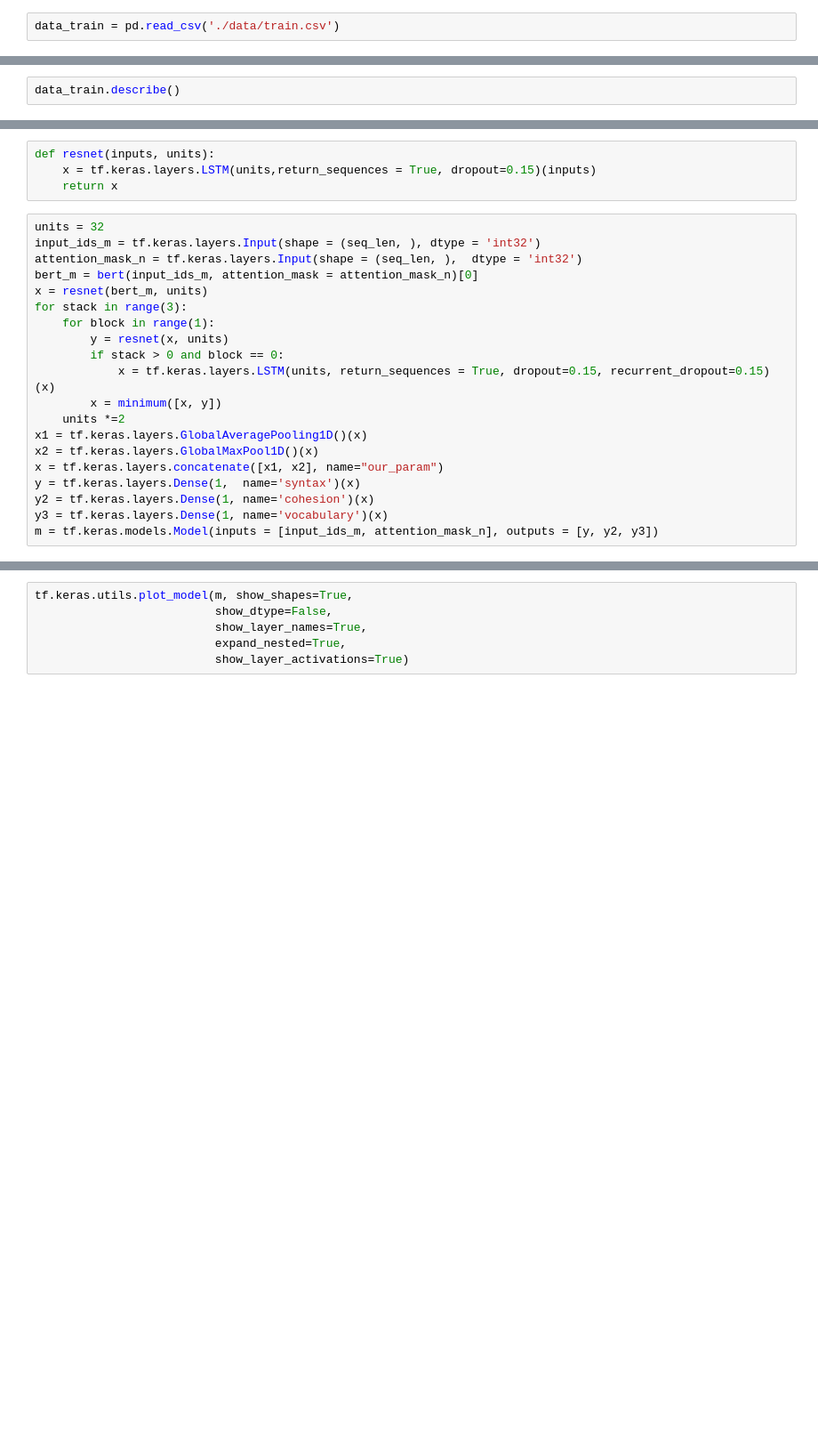
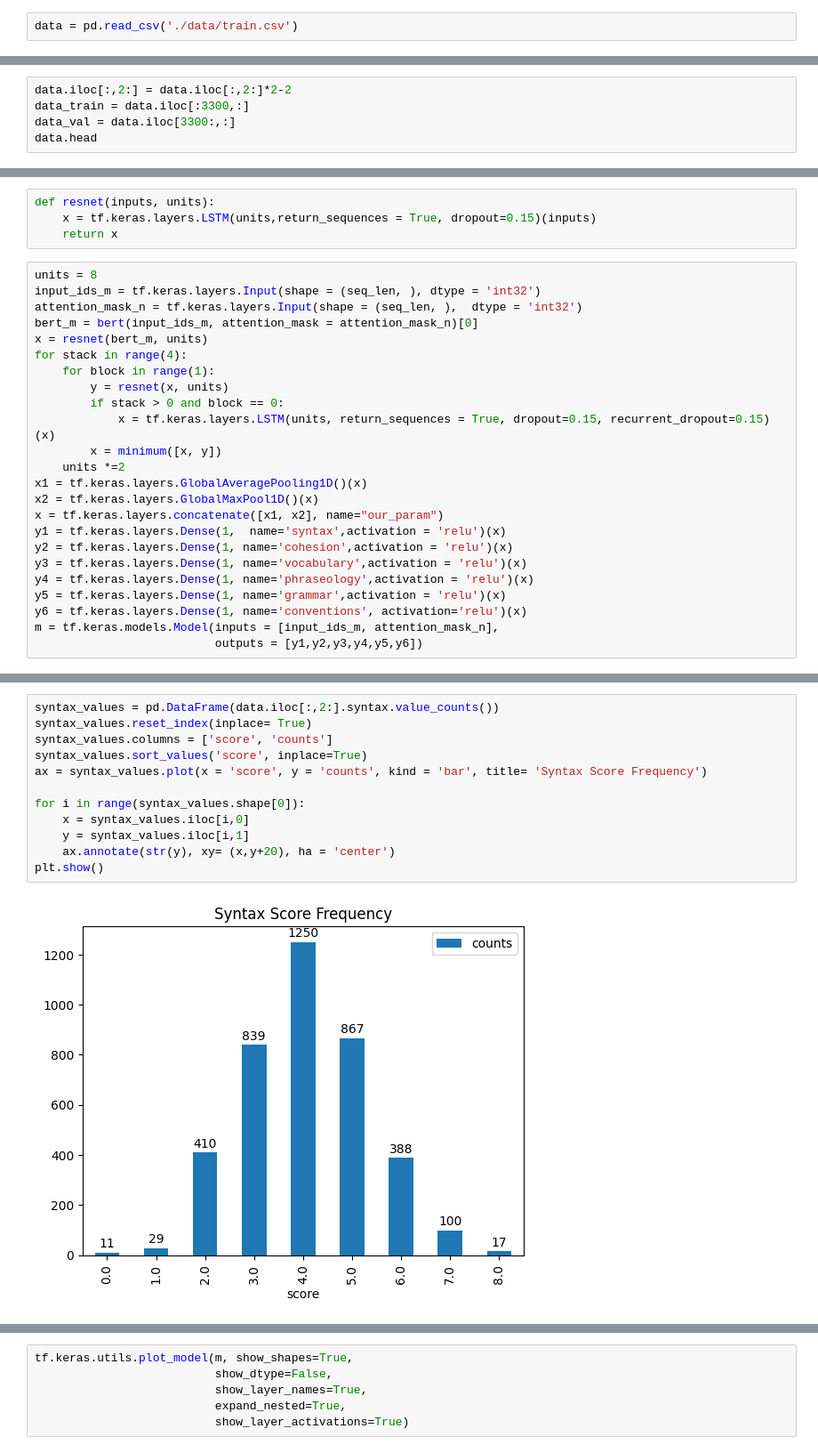
Before and after one commit to AImeetsAG/English-Language-Learning-Feedback-Machine-Learning-Competition, a Jupyter notebook: Vocabulary_Arpan.ipynb, the cells around one changed output, grey strips where cells are left out. Shown at 89% size. Saved outputs shown, nothing was run; the diff lists cells and outputs as text; blank space fills up the shorter version.

Commit message:
Updating notebooks and models

```diff
--- a/Vocabulary_Arpan.ipynb
+++ b/Vocabulary_Arpan.ipynb
@@ -9,5 +10,5 @@ import gensim.downloader as api
 # %%
-data_train = pd.read_csv('./data/train.csv')
+data = pd.read_csv('./data/train.csv')
 # %%
 import pandas as pd
 import numpy as np
@@ -18,5 +19,8 @@ import matplotlib.pyplot as plt
 import nltk
 from nltk.corpus import stopwords
 # %%
-data_train.describe()
+data.iloc[:,2:] = data.iloc[:,2:]*2-2
+data_train = data.iloc[:3300,:]
+data_val = data.iloc[3300:,:]
+data.head
 # %% [output]
@@ -137,12 +187,12 @@ def resnet(inputs, units):
     x = tf.keras.layers.LSTM(units,return_sequences = True, dropout=0.15)(inputs)
     return x
 # %%
-units = 32
+units = 8
 input_ids_m = tf.keras.layers.Input(shape = (seq_len, ), dtype = 'int32')
 attention_mask_n = tf.keras.layers.Input(shape = (seq_len, ),  dtype = 'int32')
 bert_m = bert(input_ids_m, attention_mask = attention_mask_n)[0]
 x = resnet(bert_m, units)
-for stack in range(3):
+for stack in range(4):
     for block in range(1):
         y = resnet(x, units)
         if stack > 0 and block == 0:
@@ -152,7 +202,11 @@ for stack in range(3):
 x1 = tf.keras.layers.GlobalAveragePooling1D()(x)
 x2 = tf.keras.layers.GlobalMaxPool1D()(x)
 x = tf.keras.layers.concatenate([x1, x2], name="our_param")
-y = tf.keras.layers.Dense(1,  name='syntax')(x)
-y2 = tf.keras.layers.Dense(1, name='cohesion')(x)
-y3 = tf.keras.layers.Dense(1, name='vocabulary')(x)
-m = tf.keras.models.Model(inputs = [input_ids_m, attention_mask_n], outputs = [y, y2, y3])
+y1 = tf.keras.layers.Dense(1,  name='syntax',activation = 'relu')(x)
+y2 = tf.keras.layers.Dense(1, name='cohesion',activation = 'relu')(x)
+y3 = tf.keras.layers.Dense(1, name='vocabulary',activation = 'relu')(x)
+y4 = tf.keras.layers.Dense(1, name='phraseology',activation = 'relu')(x)
+y5 = tf.keras.layers.Dense(1, name='grammar',activation = 'relu')(x)
+y6 = tf.keras.layers.Dense(1, name='conventions', activation='relu')(x)
+m = tf.keras.models.Model(inputs = [input_ids_m, attention_mask_n],
+                          outputs = [y1,y2,y3,y4,y5,y6])
@@ -158,0 +295,14 @@ m = tf.keras.models.Model(inputs = [input_ids_m, attention_mask_n], outputs = [y
+# %%
+syntax_values = pd.DataFrame(data.iloc[:,2:].syntax.value_counts())
+syntax_values.reset_index(inplace= True)
+syntax_values.columns = ['score', 'counts']
+syntax_values.sort_values('score', inplace=True)
+ax = syntax_values.plot(x = 'score', y = 'counts', kind = 'bar', title= 'Syntax Score Frequency')
+
+for i in range(syntax_values.shape[0]):
+    x = syntax_values.iloc[i,0]
+    y = syntax_values.iloc[i,1]
+    ax.annotate(str(y), xy= (x,y+20), ha = 'center')
+plt.show()
+# %% [output]
+[figure, added]
```
Also changed, not shown: parts of 46 cells of this notebook, 2 other files.
